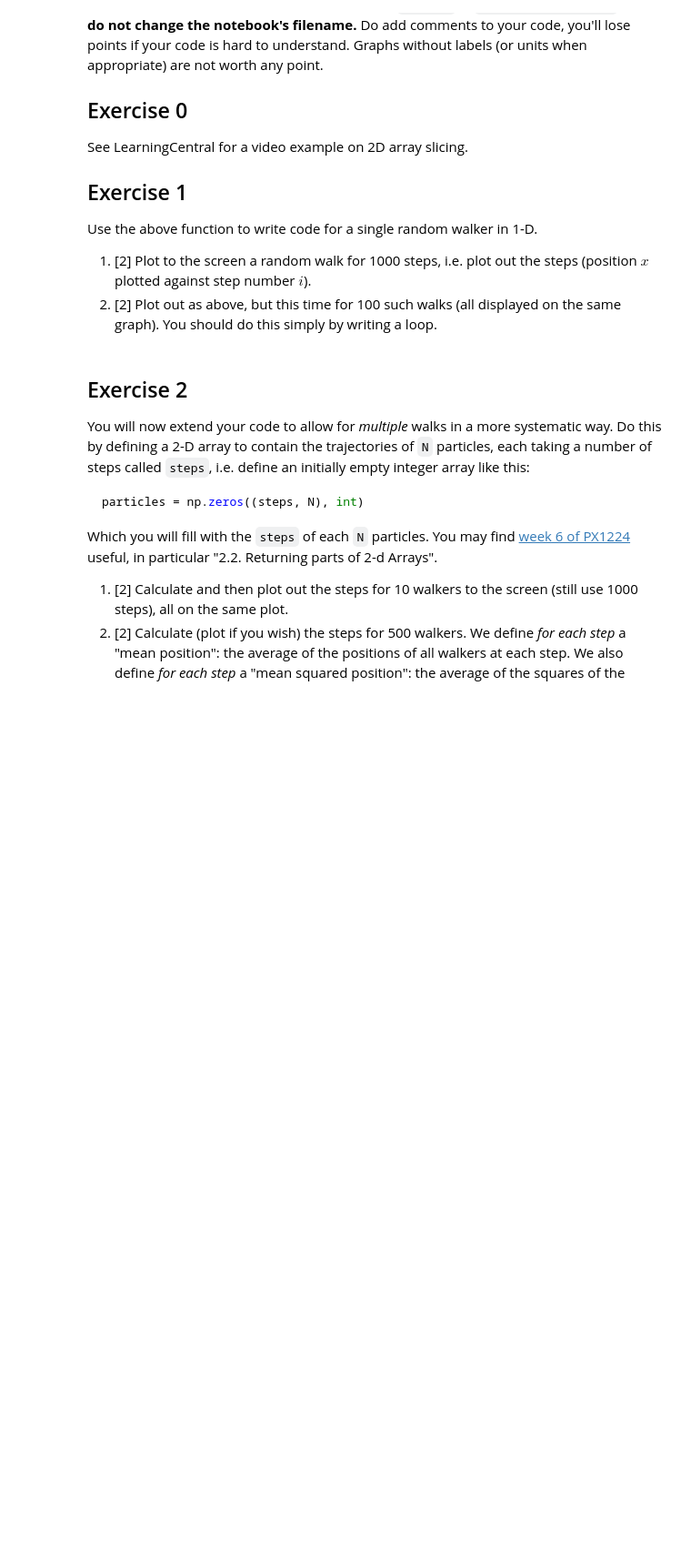
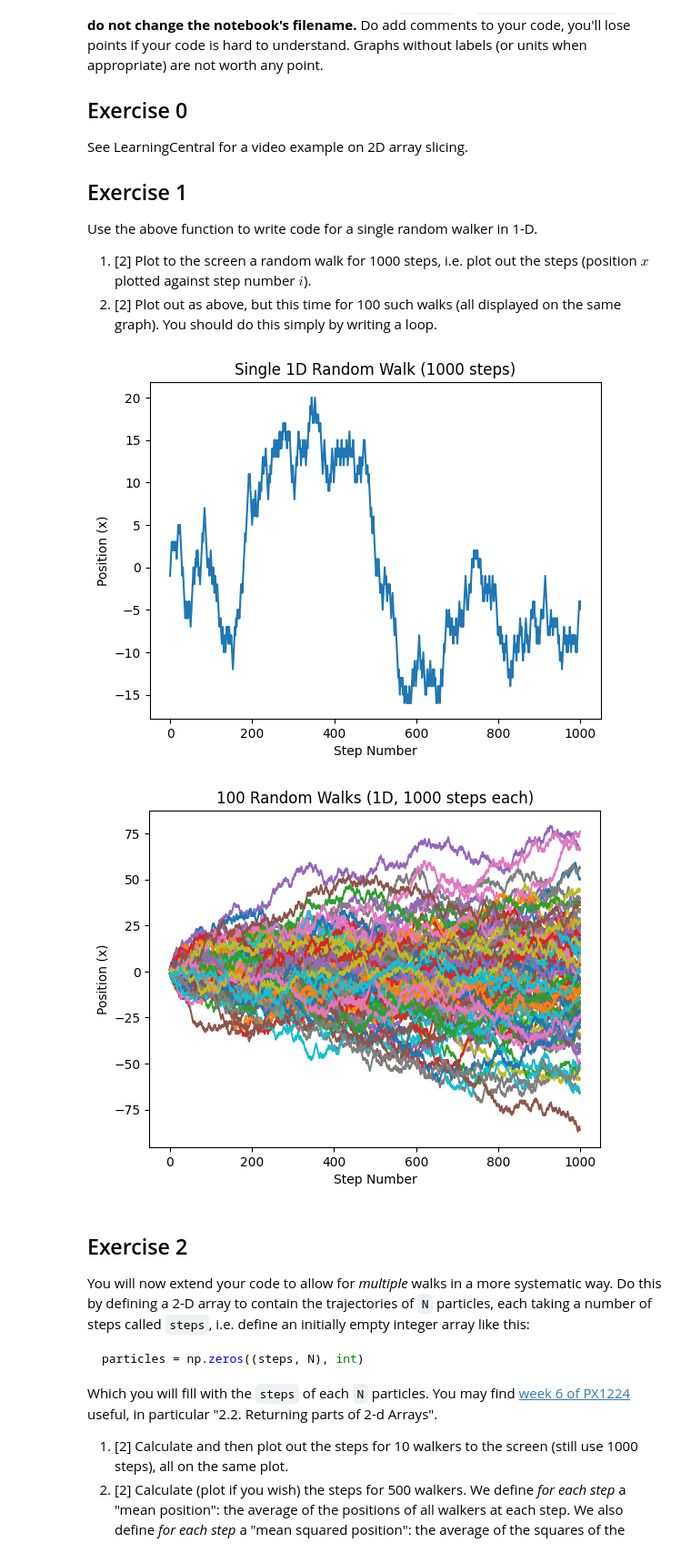
Before and after one commit to PX2145-2025/week-7-b-omarnemary2005-commits, a Jupyter notebook: Random_walk.ipynb, the cells around one changed output. Shown at 91% size. Saved outputs shown, nothing was run; the diff lists cells and outputs as text; code cells hidden in the pictures; blank space fills up the shorter version.

```diff
--- a/Random_walk.ipynb
+++ b/Random_walk.ipynb
@@ -63,6 +63,39 @@ Use the above function to write code for a single random walker in 1-D.
 against step number $i$).
  2. [2] Plot out as above, but this time for 100 such walks (all displayed on the same
 graph). You should do this simply by writing a loop.
+# %%
+
+
+# Define the walk function (vectorised version)
+def walk(steps):
+    x = np.random.choice([-1, 1], size=steps)  # random -1 or +1
+    x = np.cumsum(x)  # cumulative sum to get positions
+    return x
+
+# --- Part 1: Single random walk of 1000 steps ---
+steps = 1000
+x_single = walk(steps)
+
+plt.figure()
+plt.plot(x_single)
+plt.xlabel("Step Number")
+plt.ylabel("Position (x)")
+plt.title("Single 1D Random Walk (1000 steps)")
+plt.show()
+
+# --- Part 2: 100 random walks, all on same graph ---
+plt.figure()
+for _ in range(100):
+    x_multi = walk(steps)
+    plt.plot(x_multi)
+
+plt.xlabel("Step Number")
+plt.ylabel("Position (x)")
+plt.title("100 Random Walks (1D, 1000 steps each)")
+plt.show()
+# %% [output]
+[figure, added]
+[figure, added]
 # %% [markdown]
 ## Exercise 2
 You will now extend your code to allow for _multiple_ walks in a more systematic way. Do this by defining a 2-D array to contain the trajectories of `N` particles, each taking a number of steps called `steps`, i.e. define an initially empty integer array like this:
```
Also changed, not shown: parts of 3 cells of this notebook.
